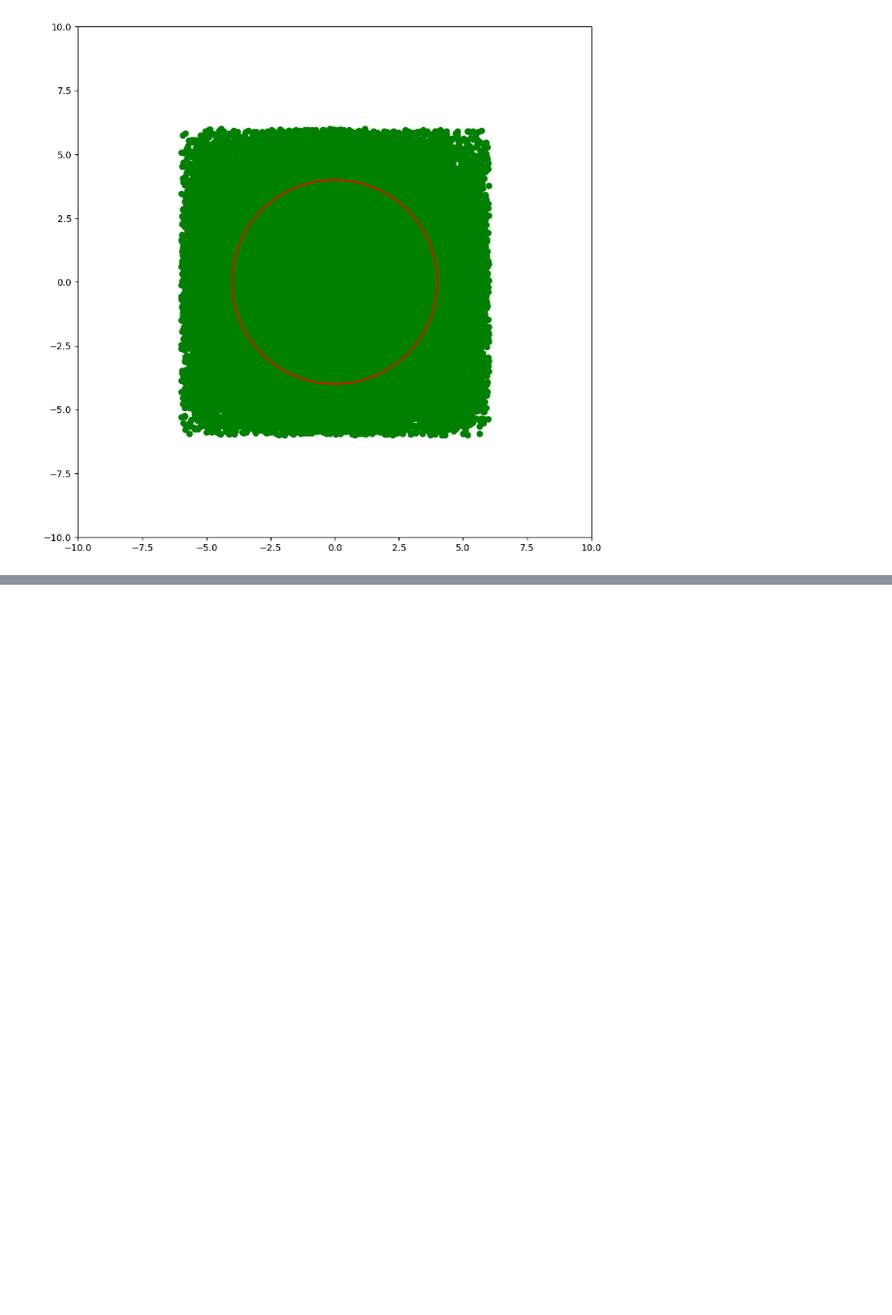
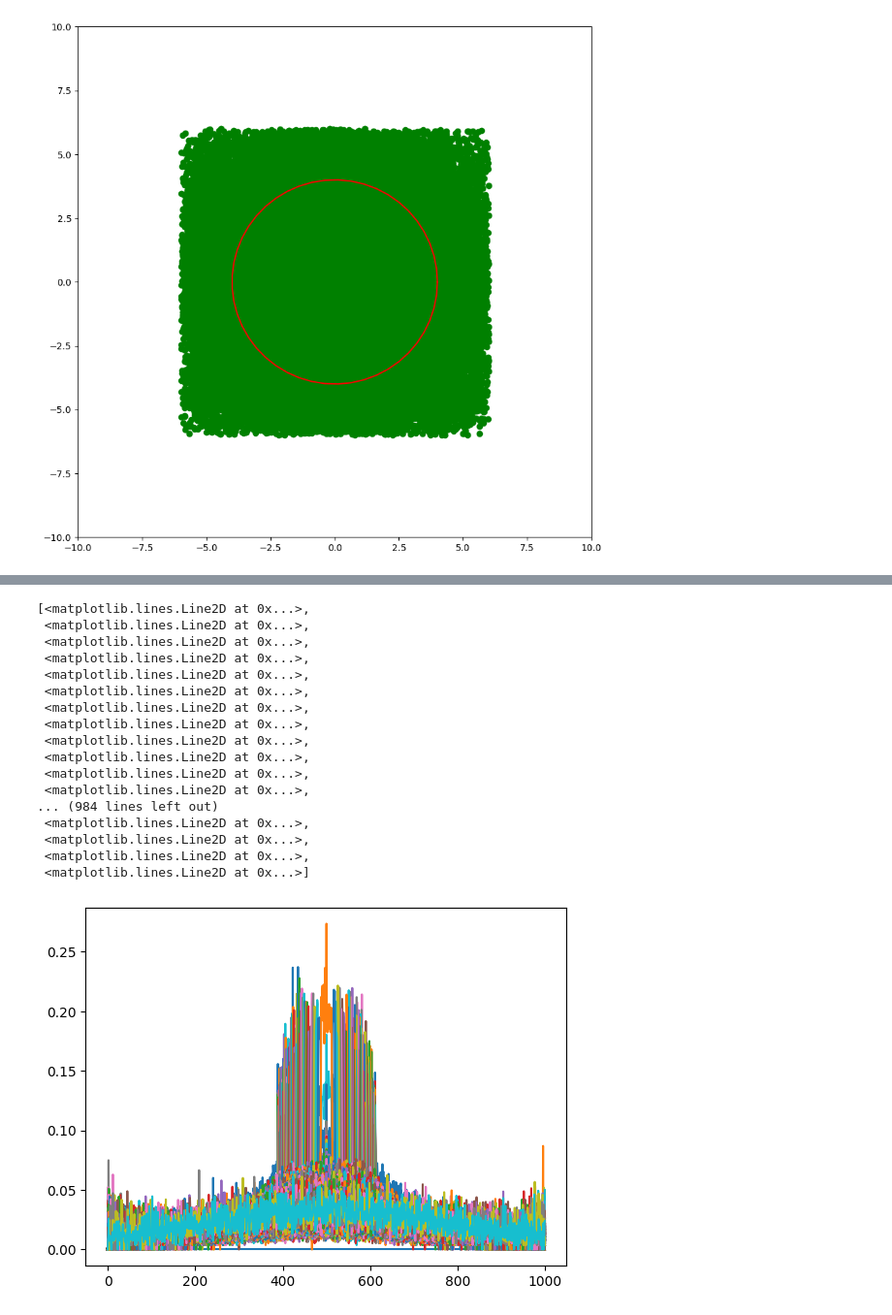
Before and after one commit to magnoxemo/mesh_amalgamation_test, a Jupyter notebook: src/main_stat_fine_mesh.ipynb, the cells around one changed output, grey strips where cells are left out. Shown at 97% size. Drawn from its saved outputs; the diff is of its cells as text; code cells hidden in the pictures; blank space fills up the shorter version.

```diff
--- a/src/main_stat_fine_mesh.ipynb
+++ b/src/main_stat_fine_mesh.ipynb
@@ -407,0 +411,21 @@ plt.show()
+# %%
+plt.plot(uncertinity_matrix)
+# %% [output]
+[<matplotlib.lines.Line2D at 0x...>,
+ <matplotlib.lines.Line2D at 0x...>,
+ <matplotlib.lines.Line2D at 0x...>,
+ <matplotlib.lines.Line2D at 0x...>,
+ <matplotlib.lines.Line2D at 0x...>,
+ <matplotlib.lines.Line2D at 0x...>,
+ <matplotlib.lines.Line2D at 0x...>,
+ <matplotlib.lines.Line2D at 0x...>,
+ <matplotlib.lines.Line2D at 0x...>,
+ <matplotlib.lines.Line2D at 0x...>,
+ <matplotlib.lines.Line2D at 0x...>,
+ <matplotlib.lines.Line2D at 0x...>,
+... (984 lines left out)
+ <matplotlib.lines.Line2D at 0x...>,
+ <matplotlib.lines.Line2D at 0x...>,
+ <matplotlib.lines.Line2D at 0x...>,
+ <matplotlib.lines.Line2D at 0x...>]
+[figure, added]
```
Also changed, not shown: parts of 10 cells of this notebook.
